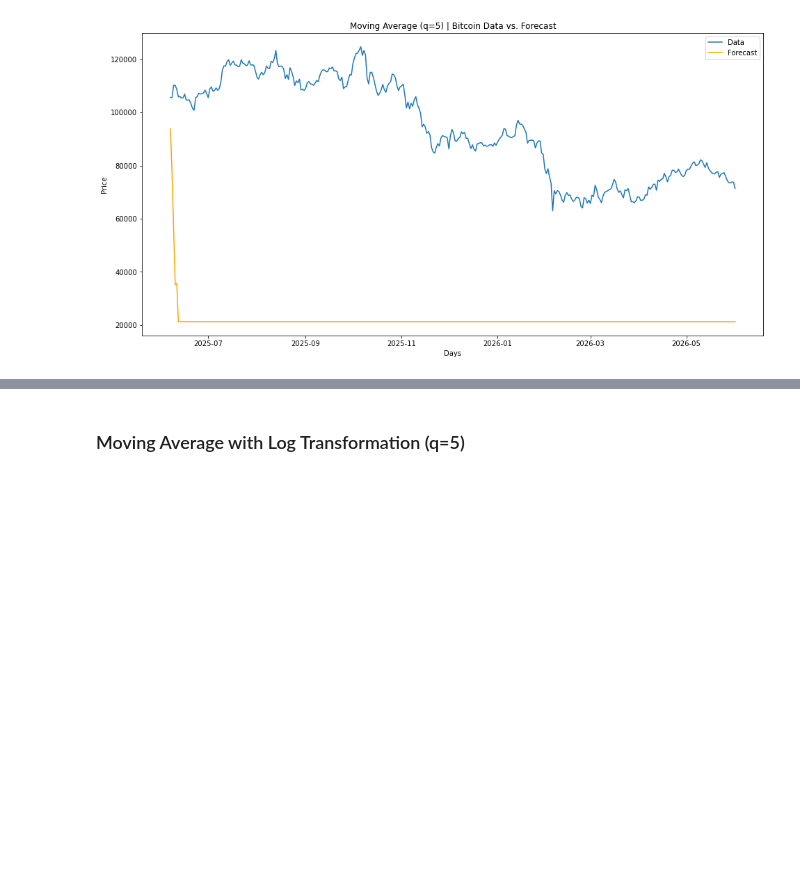
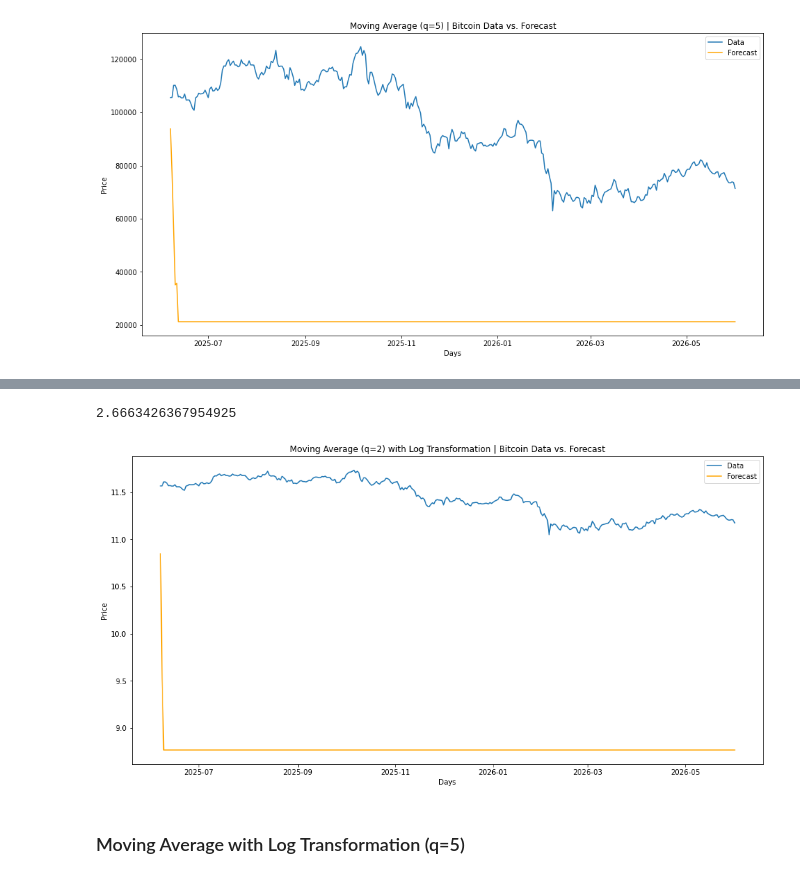
Before and after one commit to keithotuomagie/bitcoin_ts, a Jupyter notebook: notebook.ipynb, the cells around one changed output, grey strips where cells are left out. Saved outputs shown, nothing was run; the diff lists cells and outputs as text; code cells hidden in the pictures; blank space fills up the shorter version.

Commit message:
Modeling | Moving Average (d=2) with Log Transformation

```diff
--- a/notebook.ipynb
+++ b/notebook.ipynb
@@ -782,0 +813,12 @@ plt.show()
+# %%
+# Creating the train and test set for the 'Bitcoin Moving Average (q=2) with Log Transformation' dataframe
+
+bitcoin_df_ma_2_log_train, bitcoin_df_ma_2_log_test, bitcoin_df_ma_2_log_train_idx, bitcoin_df_ma_2_log_test_idx = moving_average_train_test(bitcoin_df_ma_2_log)
+# %%
+# Creating ARIMA model for the 'Bitcoin Moving Average (q=2) with Log Transformation' dataframe
+
+arima_ma_2_log = ARIMA(bitcoin_df_ma_2_log_train, order=(0,0,2))
+# %%
+# Fit the model to the 'Bitcoin Moving Average (q=2) with Log Transformation' data
+
+arima_ma_2_log_result = arima_ma_2_log.fit()
@@ -783,3 +849,30 @@ plt.show()
+# %%
+# Using the ARIMA Moving Average (q=2) with Log Transformation Model to forecast
+
+prediction_result_arima_ma_2_log = arima_ma_2_log_result.forecast(steps=360)
+# %%
+# Calculate Root Mean Square Error (RMSE) for the ARIMA Moving Average (q=2) with Log Transformation Model
+
+rmse_arima_ma_2_log = mean_squared_error(bitcoin_df_ma_2_log_test, prediction_result_arima_ma_2_log, squared=False)
+
+print(rmse_arima_ma_2_log)
+# %% [output]
+2.6663426367954925
+# %%
+# Plotting the data against the forecast for the Moving Average Model (d=2) with Log Transformation
+
+plt.figure(figsize=(16,8)) # Width, Height in Inches
+
+plt.plot(bitcoin_df_ma_2_log_test, label='Data')
+plt.plot(prediction_result_arima_ma_2_log, color='orange', label='Forecast')
+
+plt.title("Moving Average (q=2) with Log Transformation | Bitcoin Data vs. Forecast")
+plt.xlabel("Days")
+plt.ylabel("Price")
+plt.legend()
+plt.show()
+# %% [output]
+[figure, added]
 # %% [markdown]
 ### Moving Average with Log Transformation (q=5) ###
 # %% [markdown]
```
Also changed, not shown: parts of 9 cells of this notebook.
